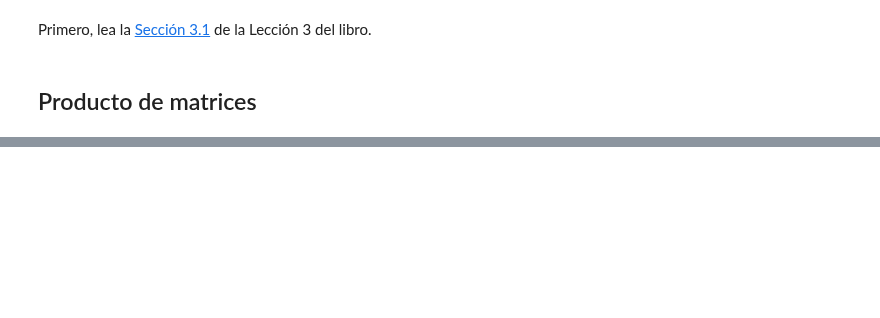
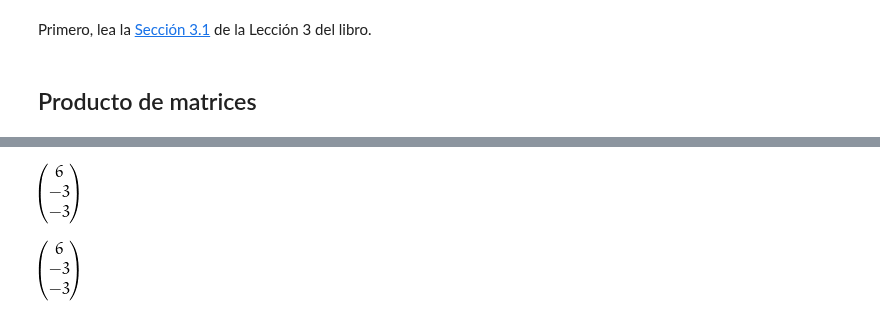
Before and after one commit to mbujosab/nacal-Jupyter-Notebooks, a Jupyter notebook: Lecc03.ipynb, the cells around one changed output, grey strips where cells are left out. Cells and saved outputs as stored; diff of their text form; code cells hidden in the pictures; blank space fills up the shorter version.

```diff
--- a/Lecc03.ipynb
+++ b/Lecc03.ipynb
@@ -87,6 +52,0 @@ Verifique que $2\Vect{x}+2\Vect{y}+2\Vect{z}=\Vect{0}$
-# %%
-x=Vector([1,1,-2])
-y=Vector([1,-2,1])
-z=Vector([-2,1,1])
-
-2*x + 2*y + 2*z
@@ -184,0 +61,12 @@ Compruebe que `A*b` es igual que `b*(~A)`. Y que `c*D` es igual que `(~D)*c`. ¿
+# %%
+x = Vector((1, 1, -2)); y = Vector((1, -2, 1)); z = Vector((-2, 1, 1))
+A = Matrix([x,y,z])
+B = Matrix([z,x])
+# %%
+(A*B)|2
+# %% [output]
+[figure, added]
+# %%
+A*(B|2)
+# %% [output]
+[figure, added]
```
Also changed, not shown: parts of 177 cells of this notebook, 2 other files.
